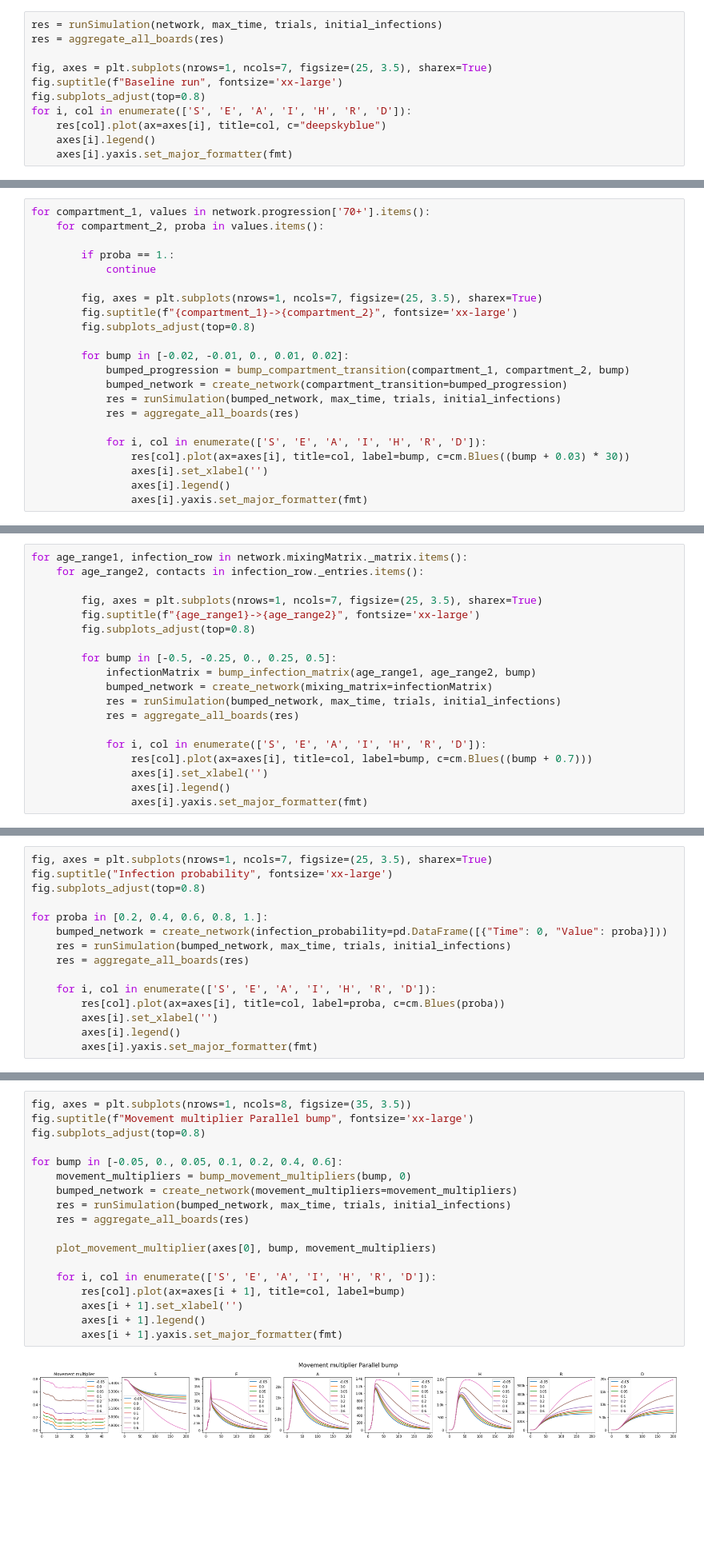
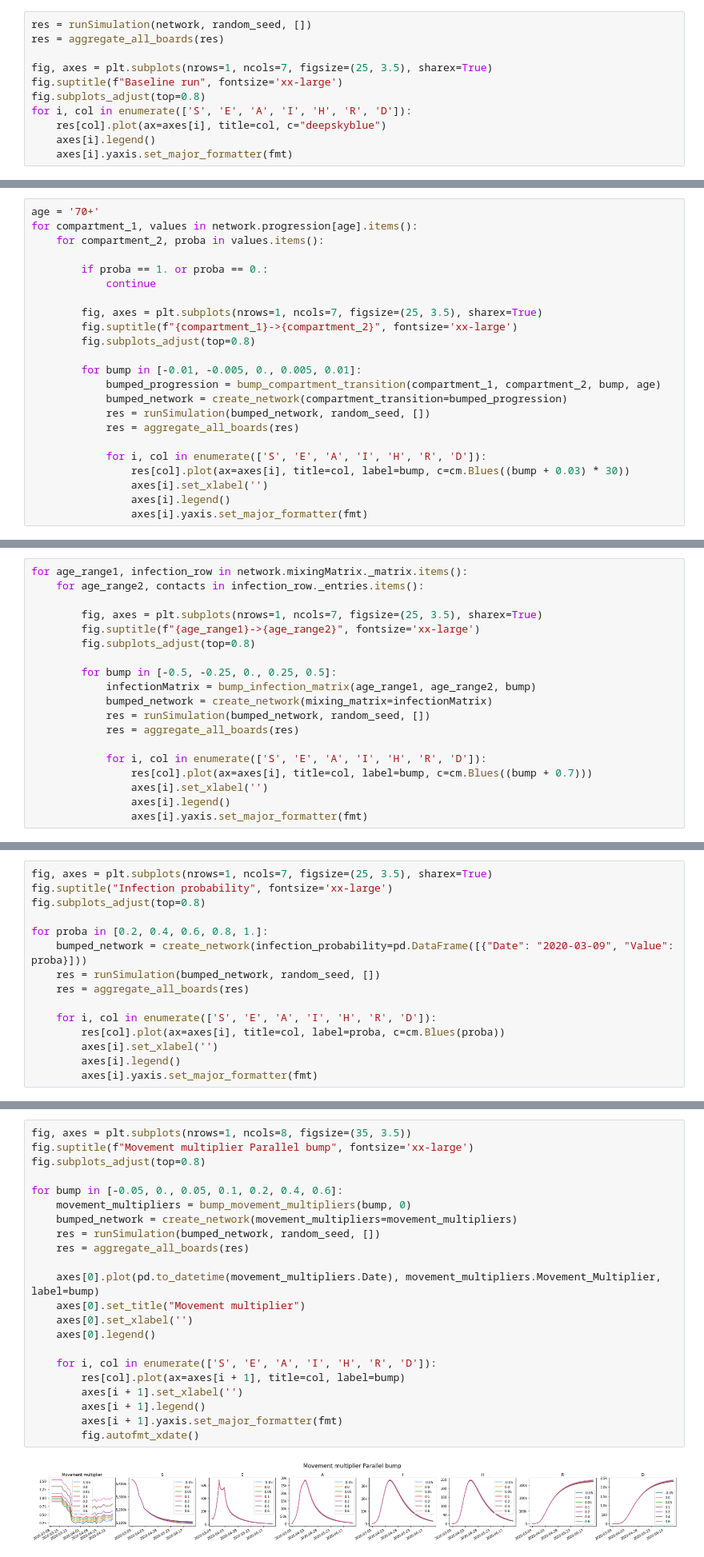
Before and after one commit to magicicada/simple_network_sim, a Jupyter notebook: doc/notebooks/Parameter sensitivity analysis.ipynb, the cells around one changed output, grey strips where cells are left out. Shown at 80% size. Saved outputs shown, nothing was run; the diff lists cells and outputs as text; blank space fills up the shorter version.

```diff
--- a/doc/notebooks/Parameter sensitivity analysis.ipynb
+++ b/doc/notebooks/Parameter sensitivity analysis.ipynb
@@ -188,7 +175,7 @@ pd.DataFrame(initial_infections[0]).T.plot.bar();
 # %% [markdown]
 ### a) Baseline run
 # %%
-res = runSimulation(network, max_time, trials, initial_infections)
+res = runSimulation(network, random_seed, [])
 res = aggregate_all_boards(res)
 
 fig, axes = plt.subplots(nrows=1, ncols=7, figsize=(25, 3.5), sharex=True)
@@ -205,20 +192,21 @@ for i, col in enumerate(['S', 'E', 'A', 'I', 'H', 'R', 'D']):
 # %% [markdown]
 We notice that the most impactful parameters are the transmission probabilities from the asymptomatic class. Both the probabilities starting from exposed, infectious and hospitalized, while having an impact, have a more marginal one.
 # %%
-for compartment_1, values in network.progression['70+'].items():
+age = '70+'
+for compartment_1, values in network.progression[age].items():
     for compartment_2, proba in values.items():
 
-        if proba == 1.:
+        if proba == 1. or proba == 0.:
             continue
 
         fig, axes = plt.subplots(nrows=1, ncols=7, figsize=(25, 3.5), sharex=True)
         fig.suptitle(f"{compartment_1}->{compartment_2}", fontsize='xx-large')
         fig.subplots_adjust(top=0.8)
 
-        for bump in [-0.02, -0.01, 0., 0.01, 0.02]:
-            bumped_progression = bump_compartment_transition(compartment_1, compartment_2, bump)
+        for bump in [-0.01, -0.005, 0., 0.005, 0.01]:
+            bumped_progression = bump_compartment_transition(compartment_1, compartment_2, bump, age)
             bumped_network = create_network(compartment_transition=bumped_progression)
-            res = runSimulation(bumped_network, max_time, trials, initial_infections)
+            res = runSimulation(bumped_network, random_seed, [])
             res = aggregate_all_boards(res)
 
             for i, col in enumerate(['S', 'E', 'A', 'I', 'H', 'R', 'D']):
@@ -252,7 +242,7 @@ for age_range1, infection_row in network.mixingMatrix._matrix.items():
         for bump in [-0.5, -0.25, 0., 0.25, 0.5]:
             infectionMatrix = bump_infection_matrix(age_range1, age_range2, bump)
             bumped_network = create_network(mixing_matrix=infectionMatrix)
-            res = runSimulation(bumped_network, max_time, trials, initial_infections)
+            res = runSimulation(bumped_network, random_seed, [])
             res = aggregate_all_boards(res)
 
             for i, col in enumerate(['S', 'E', 'A', 'I', 'H', 'R', 'D']):
@@ -278,8 +268,8 @@ fig.suptitle("Infection probability", fontsize='xx-large')
 fig.subplots_adjust(top=0.8)
 
 for proba in [0.2, 0.4, 0.6, 0.8, 1.]:
-    bumped_network = create_network(infection_probability=pd.DataFrame([{"Time": 0, "Value": proba}]))
-    res = runSimulation(bumped_network, max_time, trials, initial_infections)
+    bumped_network = create_network(infection_probability=pd.DataFrame([{"Date": "2020-03-09", "Value": proba}]))
+    res = runSimulation(bumped_network, random_seed, [])
     res = aggregate_all_boards(res)
 
     for i, col in enumerate(['S', 'E', 'A', 'I', 'H', 'R', 'D']):
@@ -296,23 +286,27 @@ Movement multiplier has little effect for small deviations, and needs to be bump
 # %%
 fig, axes = plt.subplots(nrows=1, ncols=8, figsize=(35, 3.5))
 fig.suptitle(f"Movement multiplier Parallel bump", fontsize='xx-large')
 fig.subplots_adjust(top=0.8)
 
 for bump in [-0.05, 0., 0.05, 0.1, 0.2, 0.4, 0.6]:
     movement_multipliers = bump_movement_multipliers(bump, 0)
     bumped_network = create_network(movement_multipliers=movement_multipliers)
-    res = runSimulation(bumped_network, max_time, trials, initial_infections)
+    res = runSimulation(bumped_network, random_seed, [])
     res = aggregate_all_boards(res)
 
-    plot_movement_multiplier(axes[0], bump, movement_multipliers)
+    axes[0].plot(pd.to_datetime(movement_multipliers.Date), movement_multipliers.Movement_Multiplier, label=bump)
+    axes[0].set_title("Movement multiplier")
+    axes[0].set_xlabel('')
+    axes[0].legend()
 
     for i, col in enumerate(['S', 'E', 'A', 'I', 'H', 'R', 'D']):
         res[col].plot(ax=axes[i + 1], title=col, label=bump)
         axes[i + 1].set_xlabel('')
         axes[i + 1].legend()
         axes[i + 1].yaxis.set_major_formatter(fmt)
+        fig.autofmt_xdate()
 # %% [output]
-[figure, old version]
+[figure, new version]
 # %%
 fig, axes = plt.subplots(nrows=1, ncols=8, figsize=(35, 3.5))
 fig.suptitle(f"Movement multiplier sudden change", fontsize='xx-large')
```
Also changed, not shown: parts of 19 cells of this notebook.
